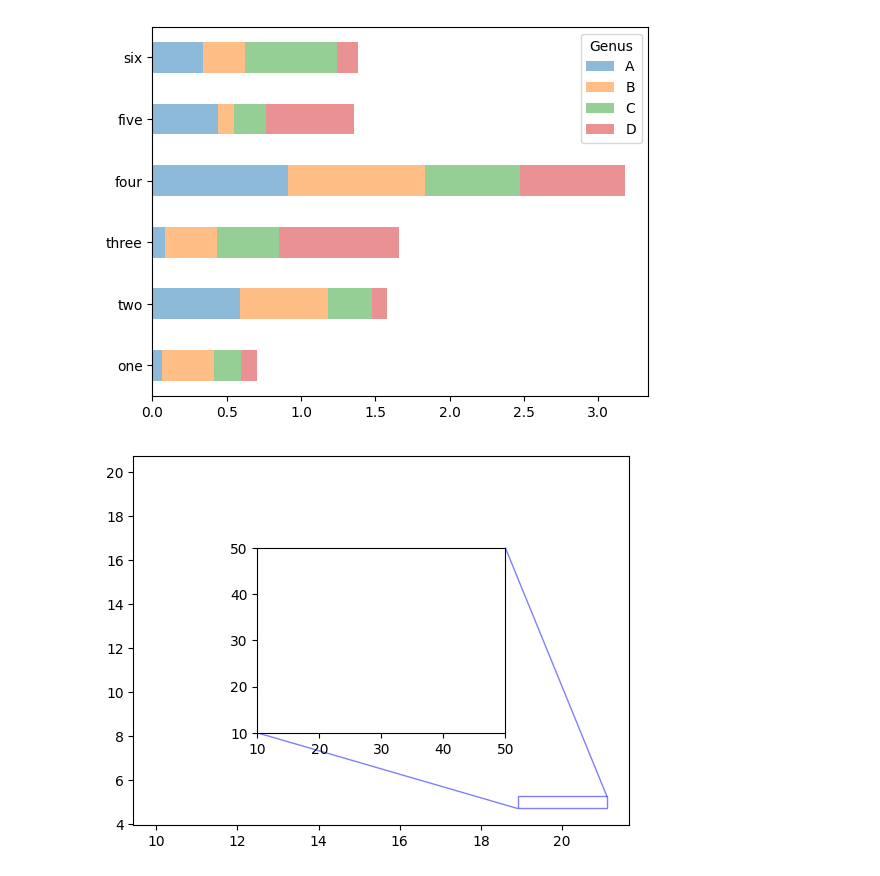
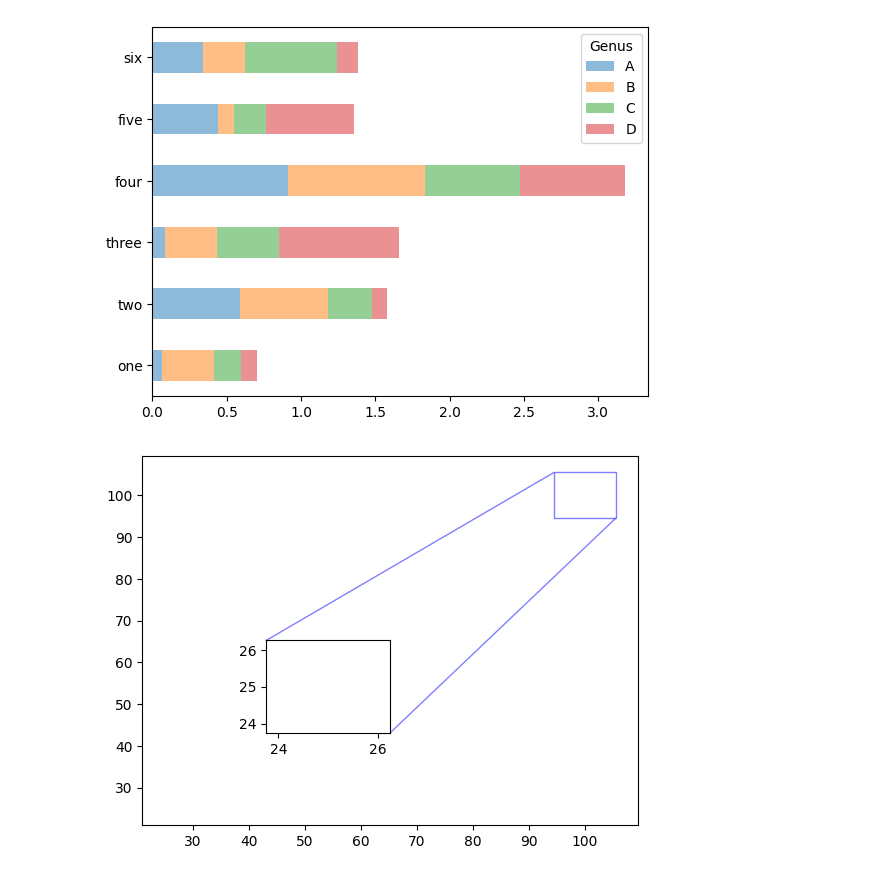
Before and after one commit to Ghenghis/JUPYTER_NOTEBOOKS, a Jupyter notebook: X_TEST_Z.ipynb, the cells around one changed output. Saved outputs shown, nothing was run; the diff lists cells and outputs as text; code cells hidden in the pictures.

```diff
--- a/X_TEST_Z.ipynb
+++ b/X_TEST_Z.ipynb
@@ -131,36 +131,38 @@ six    0.340172  0.283369  0.619300  0.140905
 # %%
 ##### FROM CHATGPT #####
 
 import matplotlib.pyplot as plt
 
-# x = 10
-# y = 20
+x = 25
+y = 25
 
-x_zoom = 20
-y_zoom = 5
+# Zoomed-in plot
+x_zoom = 100
+y_zoom = 100
 
-x_min_zoom = 10
-y_min_zoom = 10
+x_min_zoom = 25
+y_min_zoom = 25
 
-x_max_zoom = 50
-y_max_zoom = 50
+x_max_zoom = 25
+y_max_zoom = 25
 
 # Create the main plot
 fig, ax = plt.subplots()
 ax.plot(x, y)
 
 # Create the zoomed-in plot
-ax_zoom = ax.inset_axes([0.25, 0.25, 0.5, 0.5])  # Specify the position and size of the zoomed-in plot
+# ax_zoom = ax.inset_axes([0.25, 0.25, 0.5, 0.5])  # Specify the position and size of the zoomed-in plot
+ax_zoom = ax.inset_axes([0.25, 0.25, 0.25, 0.25])
 ax_zoom.plot(x_zoom, y_zoom)
 
 # Add the zoomed-in plot to the main plot
 ax.indicate_inset_zoom(ax_zoom, edgecolor='blue')
 
 # Customize the appearance of the zoomed-in plot
 ax_zoom.set_xlim(x_min_zoom, x_max_zoom)
 ax_zoom.set_ylim(y_min_zoom, y_max_zoom)
 
 # Show the plot
 plt.show()
 # %% [output]
-[figure, old version]
+[figure, new version]
```
